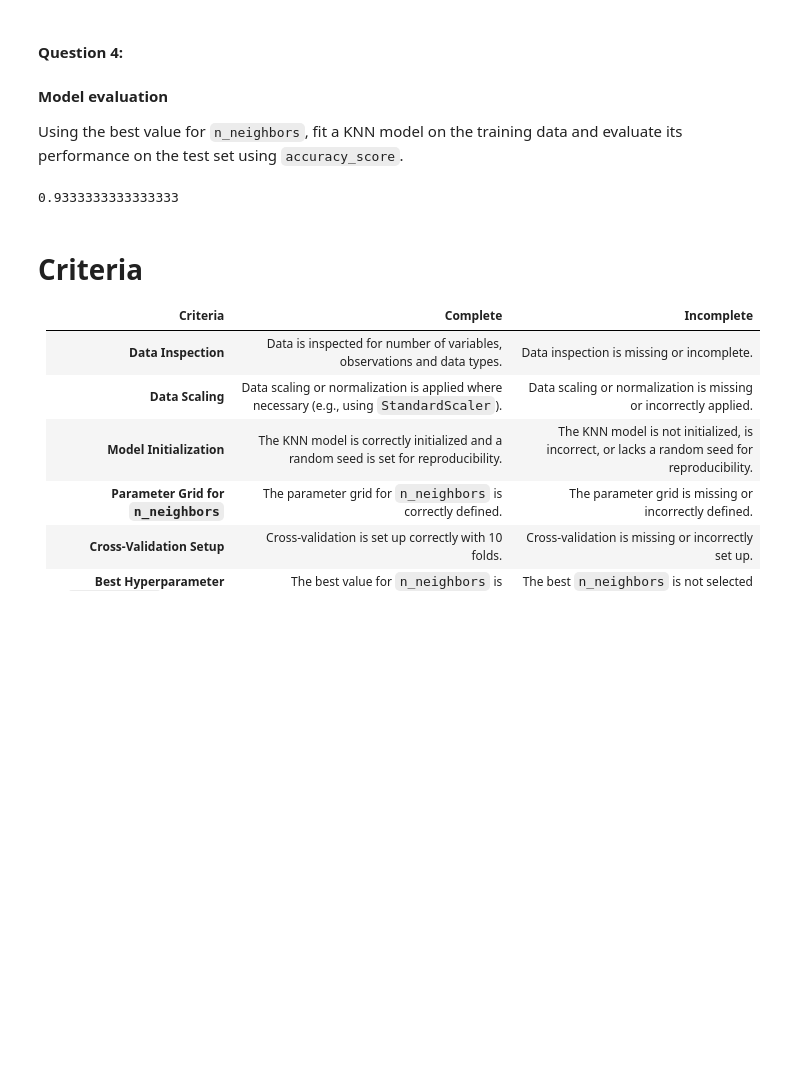
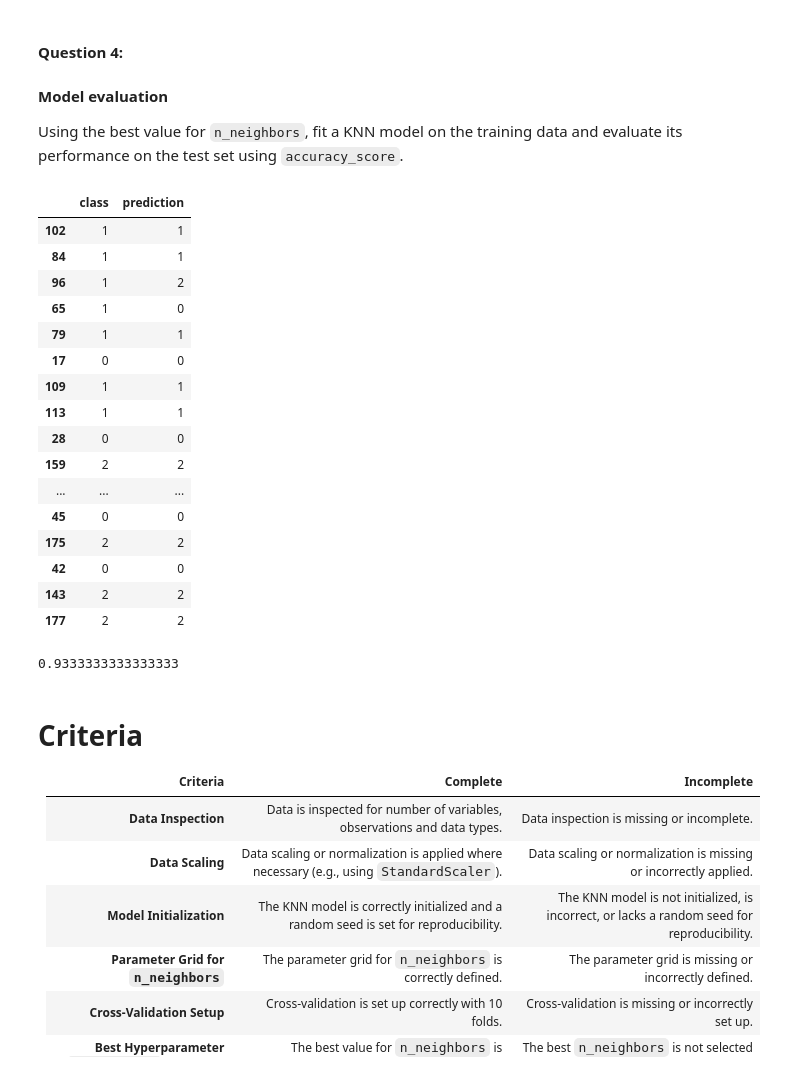
Before and after one commit to Fooroogh-RM/LCR, a Jupyter notebook: assignment_1_frm.ipynb, the cells around one changed output. Drawn from its saved outputs; the diff is of its cells as text; code cells hidden in the pictures; blank space fills up the shorter version.

```diff
--- a/assignment_1_frm.ipynb
+++ b/assignment_1_frm.ipynb
@@ -248,6 +279,32 @@ cv_10_f
 #### Model evaluation
 
 Using the best value for `n_neighbors`, fit a KNN model on the training data and evaluate its performance on the test set using `accuracy_score`.
+# %%
+knn = KNeighborsClassifier(n_neighbors=wine_grid.best_params_['n_neighbors'])
+X = wine_df_train[wine_df_train.columns[:-1]]
+Y = wine_df_train['class']
+knn.fit(X,Y)
+wine_df_test['prediction'] = knn.predict(wine_df_test[wine_df_train.columns[:-1]])
+# %%
+wine_df_test[['class', 'prediction']]
+# %% [output]
+|  | class | prediction |
+| 102 | 1 | 1 |
+| 84 | 1 | 1 |
+| 96 | 1 | 2 |
+| 65 | 1 | 0 |
+| 79 | 1 | 1 |
+| 17 | 0 | 0 |
+| 109 | 1 | 1 |
+| 113 | 1 | 1 |
+| 28 | 0 | 0 |
+| 159 | 2 | 2 |
+| ... | ... | ... |
+| 45 | 0 | 0 |
+| 175 | 2 | 2 |
+| 42 | 0 | 0 |
+| 143 | 2 | 2 |
+| 177 | 2 | 2 |
 # %%
 knn.score(wine_df_test[wine_df_train.columns[:-1]], wine_df_test['class'])
 # %% [output]
```
Also changed, not shown: parts of 3 cells of this notebook.
